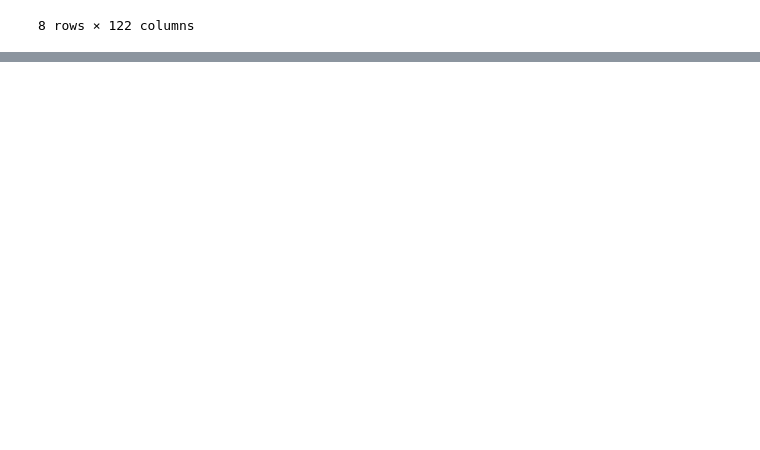
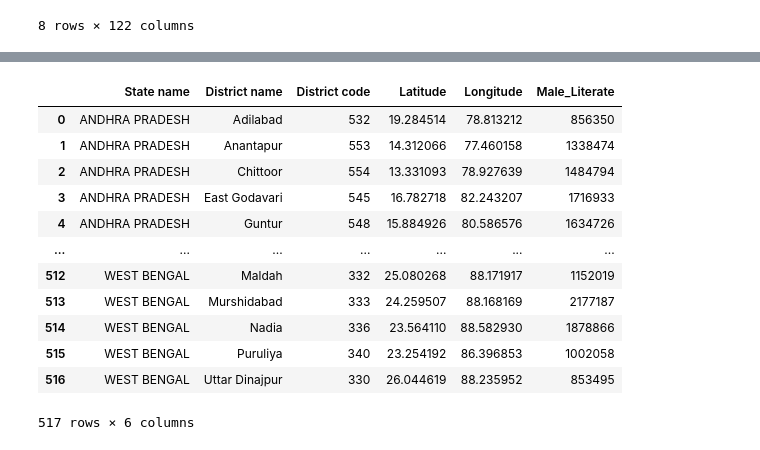
Before and after one commit to kanika881/indian_census_streamlit_project, a Jupyter notebook: file.ipynb, the cells around one changed output, grey strips where cells are left out. Saved outputs shown, nothing was run; the diff lists cells and outputs as text; code cells hidden in the pictures; blank space fills up the shorter version.

```diff
--- a/file.ipynb
+++ b/file.ipynb
@@ -443,0 +462,16 @@ df[df["State name"]=="UTTARAKHAND"]
+# %%
+df.groupby(["State name", "District name", "District code", "Latitude", "Longitude"])["Male_Literate"].sum().reset_index()
+# %% [output]
+|  | State name | District name | District code | Latitude | Longitude | Male_Literate |
+| 0 | ANDHRA PRADESH | Adilabad | 532 | 19.284514 | 78.813212 | 856350 |
+| 1 | ANDHRA PRADESH | Anantapur | 553 | 14.312066 | 77.460158 | 1338474 |
+| 2 | ANDHRA PRADESH | Chittoor | 554 | 13.331093 | 78.927639 | 1484794 |
+| 3 | ANDHRA PRADESH | East Godavari | 545 | 16.782718 | 82.243207 | 1716933 |
+| 4 | ANDHRA PRADESH | Guntur | 548 | 15.884926 | 80.586576 | 1634726 |
+| ... | ... | ... | ... | ... | ... | ... |
+| 512 | WEST BENGAL | Maldah | 332 | 25.080268 | 88.171917 | 1152019 |
+| 513 | WEST BENGAL | Murshidabad | 333 | 24.259507 | 88.168169 | 2177187 |
+| 514 | WEST BENGAL | Nadia | 336 | 23.564110 | 88.582930 | 1878866 |
+| 515 | WEST BENGAL | Puruliya | 340 | 23.254192 | 86.396853 | 1002058 |
+| 516 | WEST BENGAL | Uttar Dinajpur | 330 | 26.044619 | 88.235952 | 853495 |
+517 rows × 6 columns
```
Also changed, not shown: parts of 5 cells of this notebook, 1 other file.
